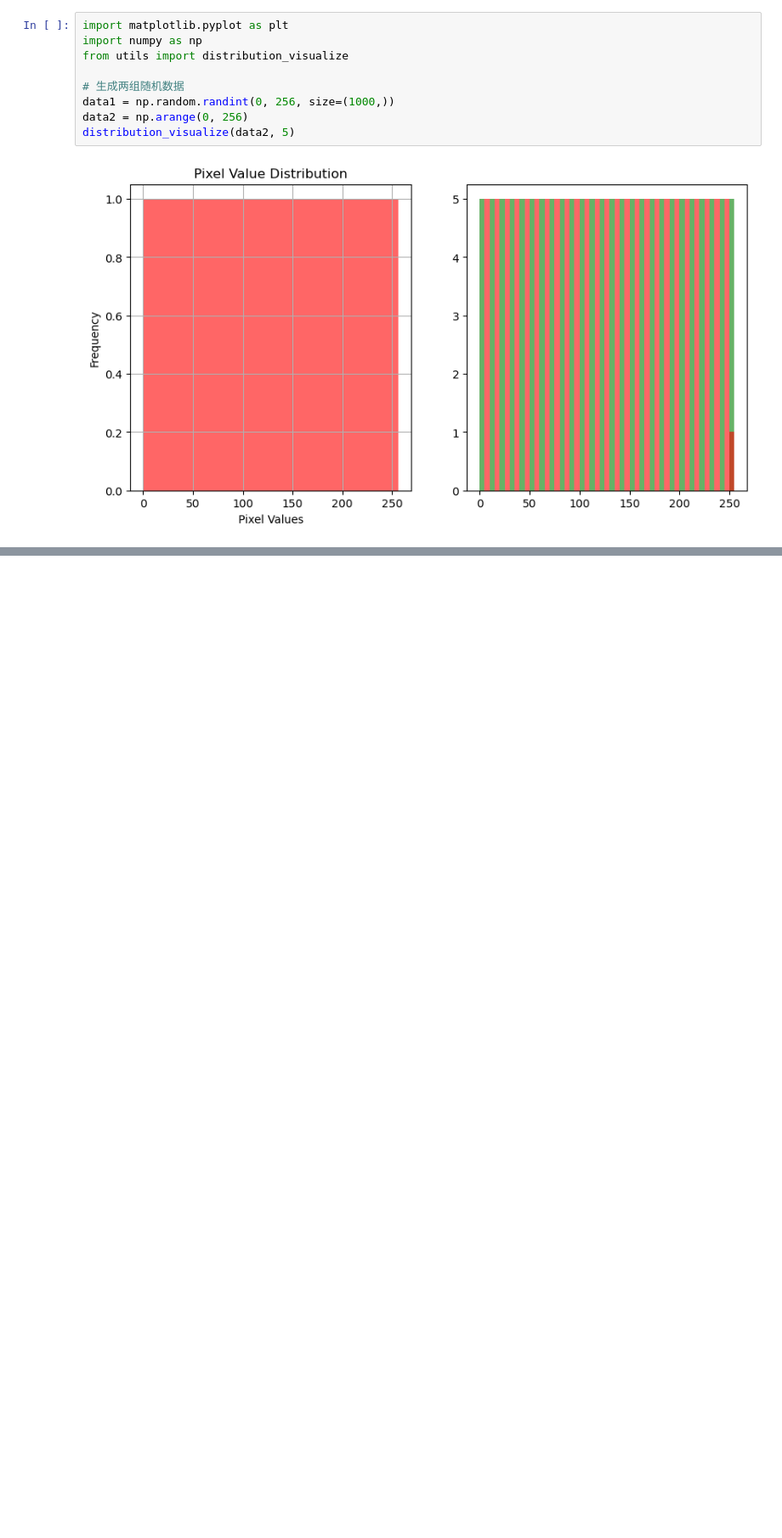
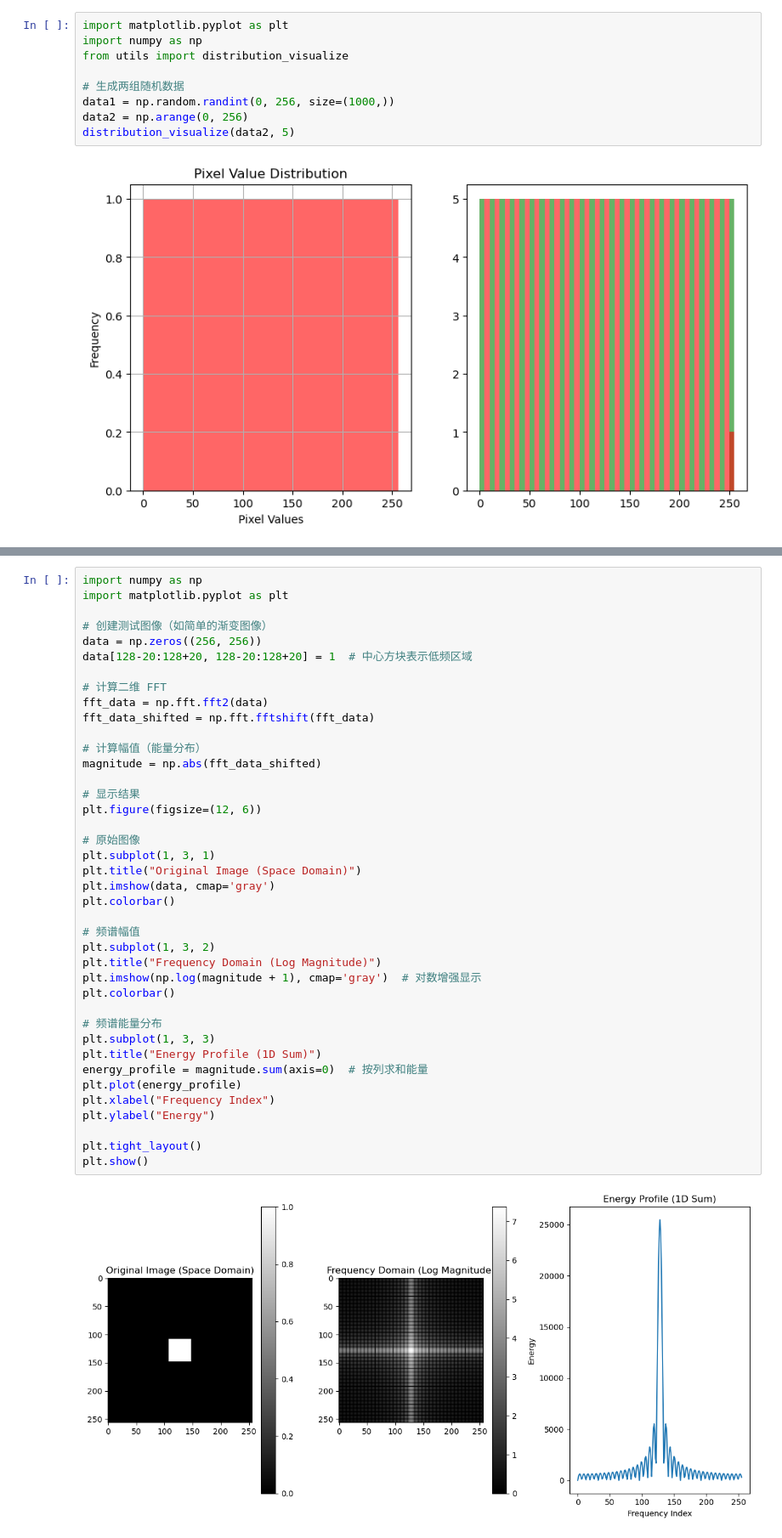
Before and after one commit to NSS712/watermark, a Jupyter notebook: test.ipynb, the cells around one changed output, grey strips where cells are left out. Shown at 85% size. Cells and saved outputs as stored; diff of their text form; blank space fills up the shorter version.

```diff
--- a/test.ipynb
+++ b/test.ipynb
@@ -88,0 +148,42 @@ for i in range(len(x)):
+# %%
+import numpy as np
+import matplotlib.pyplot as plt
+
+# 创建测试图像（如简单的渐变图像）
+data = np.zeros((256, 256))
+data[128-20:128+20, 128-20:128+20] = 1  # 中心方块表示低频区域
+
+# 计算二维 FFT
+fft_data = np.fft.fft2(data)
+fft_data_shifted = np.fft.fftshift(fft_data)
+
+# 计算幅值（能量分布）
+magnitude = np.abs(fft_data_shifted)
+
+# 显示结果
+plt.figure(figsize=(12, 6))
+
+# 原始图像
+plt.subplot(1, 3, 1)
+plt.title("Original Image (Space Domain)")
+plt.imshow(data, cmap='gray')
+plt.colorbar()
+
+# 频谱幅值
+plt.subplot(1, 3, 2)
+plt.title("Frequency Domain (Log Magnitude)")
+plt.imshow(np.log(magnitude + 1), cmap='gray')  # 对数增强显示
+plt.colorbar()
+
+# 频谱能量分布
+plt.subplot(1, 3, 3)
+plt.title("Energy Profile (1D Sum)")
+energy_profile = magnitude.sum(axis=0)  # 按列求和能量
+plt.plot(energy_profile)
+plt.xlabel("Frequency Index")
+plt.ylabel("Energy")
+
+plt.tight_layout()
+plt.show()
+# %% [output]
+[figure, added]
```
Also changed, not shown: parts of 6 cells of this notebook, 8 other files.
